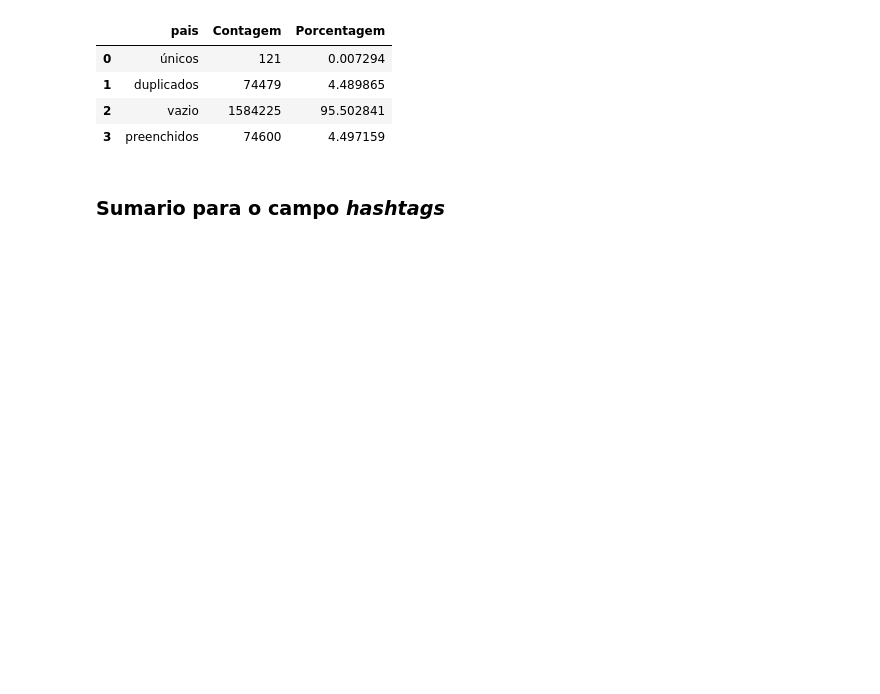
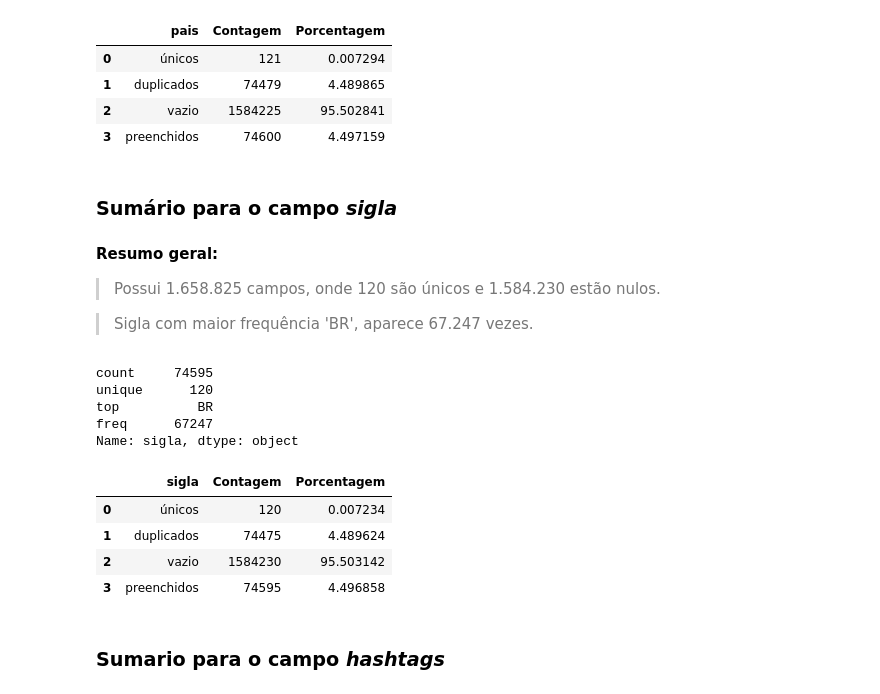
Before and after one commit to ednux/data-science-twitters-covid, a Jupyter notebook: main.ipynb, the cells around one changed output. Saved outputs shown, nothing was run; the diff lists cells and outputs as text; code cells hidden in the pictures; blank space fills up the shorter version.

Commit message:
Adicionado sumário para o campo sigla

```diff
--- a/main.ipynb
+++ b/main.ipynb
@@ -546,6 +546,38 @@ pais_df
 | 1 | duplicados | 74479 | 4.489865 |
 | 2 | vazio | 1584225 | 95.502841 |
 | 3 | preenchidos | 74600 | 4.497159 |
+# %% [markdown]
+### Sumário para o campo *sigla*
+# %% [markdown]
+**Resumo geral:**
+> Possui 1.658.825 campos, onde 120 são únicos e 1.584.230 estão nulos.
+
+> Sigla com maior frequência 'BR',  aparece 67.247 vezes.
+# %%
+dataset.sigla.describe()
+# %% [output]
+count     74595
+unique      120
+top          BR
+freq      67247
+Name: sigla, dtype: object
+# %%
+sigla_total = len(dataset.sigla)
+sigla_unicos = dataset.sigla.nunique()
+sigla_null = dataset.sigla.isnull().sum()
+sigla_duplicados = sigla_total - sigla_unicos - sigla_null
+sigla_preenchido = sigla_duplicados + sigla_unicos
+sigla_df = pd.DataFrame({
+                  'sigla': ['únicos', 'duplicados', 'vazio', 'preenchidos'] ,
+                   'Contagem' : [sigla_unicos, sigla_duplicados, sigla_null, sigla_preenchido],
+                   'Porcentagem' : [(sigla_unicos/sigla_total)*100, (sigla_duplicados/sigla_total)*100, (sigla_null/sigla_total)*100, (sigla_preenchido/sigla_total)*100]})
+sigla_df
+# %% [output]
+|  | sigla | Contagem | Porcentagem |
+| 0 | únicos | 120 | 0.007234 |
+| 1 | duplicados | 74475 | 4.489624 |
+| 2 | vazio | 1584230 | 95.503142 |
+| 3 | preenchidos | 74595 | 4.496858 |
 # %% [markdown]
 ### Sumario para o campo *hashtags*
 # %% [markdown]
```
